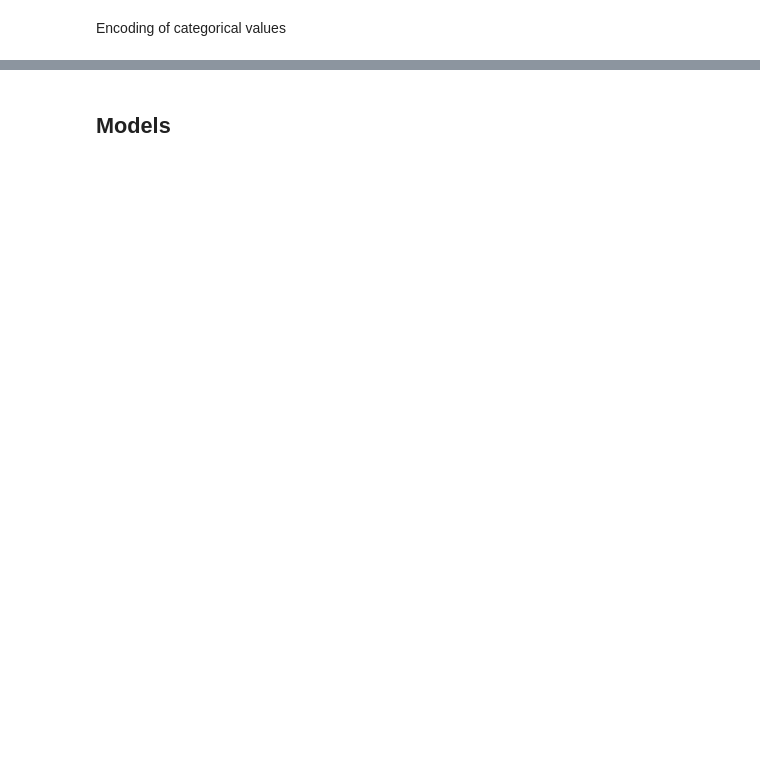
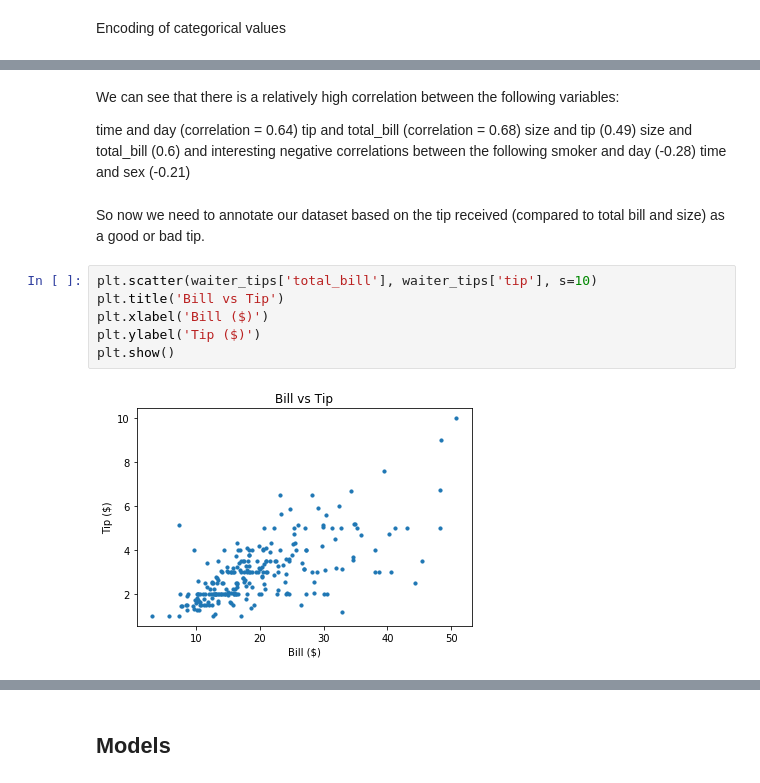
Before and after one commit to velitchko/machine-learning, a Jupyter notebook: assignment_2/Waiter Tips.ipynb, the cells around one changed output, grey strips where cells are left out. Drawn from its saved outputs; the diff is of its cells as text; blank space fills up the shorter version.

```diff
--- a/assignment_2/Waiter Tips.ipynb
+++ b/assignment_2/Waiter Tips.ipynb
@@ -83,0 +110,20 @@ Encoding of categorical values
+# %% [markdown]
+We can see that there is a relatively high correlation between the following variables:
+
+time and day (correlation = 0.64)
+tip and total_bill (correlation = 0.68)
+size and tip (0.49)
+size and total_bill (0.6)
+and interesting negative correlations between the following
+smoker and day (-0.28)
+time and sex (-0.21)
+# %% [markdown]
+So now we need to annotate our dataset based on the tip received (compared to total bill and size) as a good or bad tip.
+# %%
+plt.scatter(waiter_tips['total_bill'], waiter_tips['tip'], s=10)
+plt.title('Bill vs Tip')
+plt.xlabel('Bill ($)')
+plt.ylabel('Tip ($)')
+plt.show()
+# %% [output]
+[figure, added]
```
Also changed, not shown: parts of 79 cells of this notebook.
